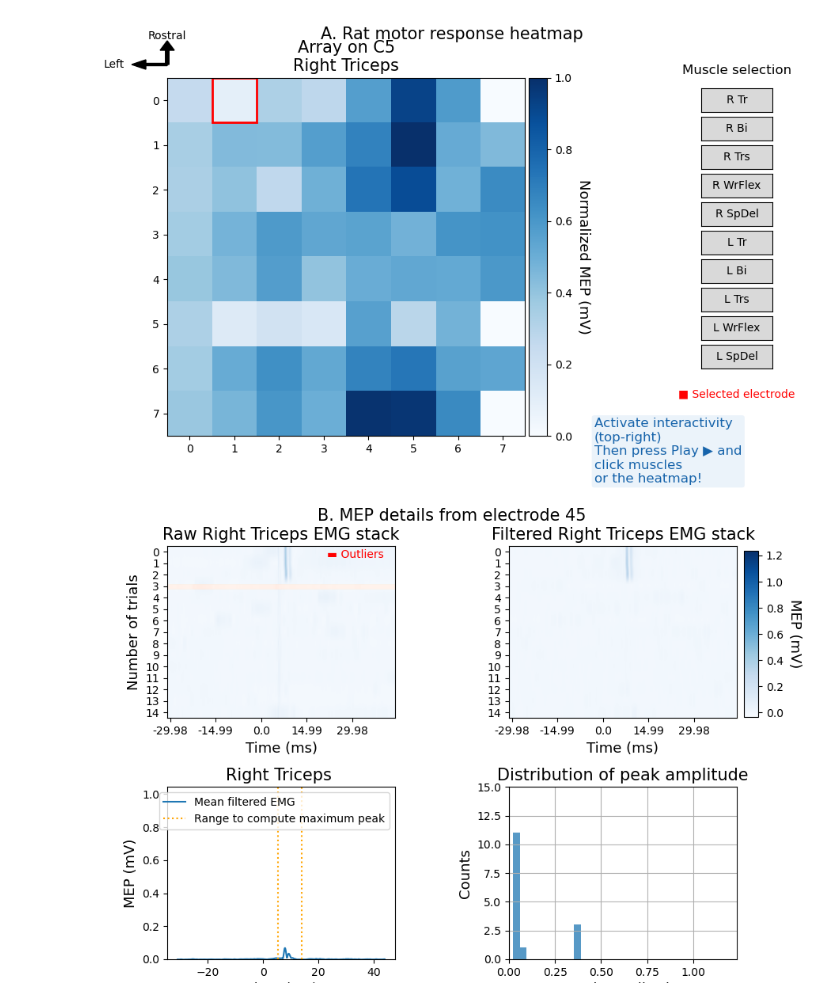
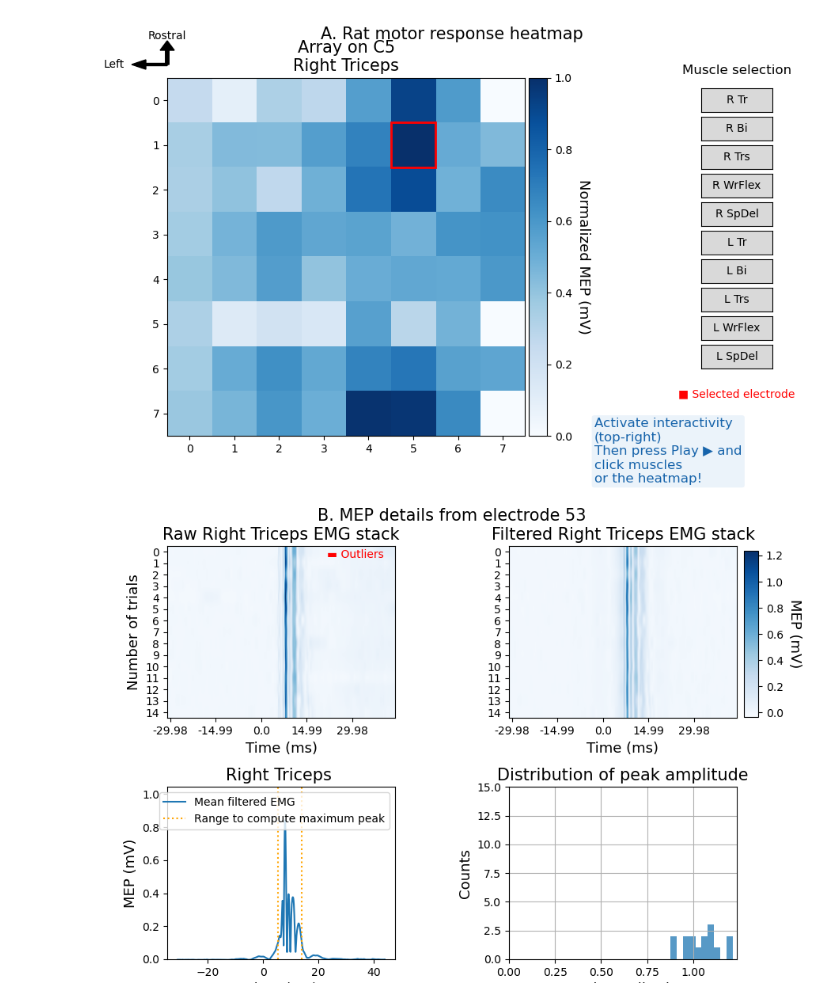
Before and after one commit to roboneurolibre/NeuroMOSAICS, a Jupyter notebook: content/figure_rat1.ipynb, the cells around one changed output. Saved outputs shown, nothing was run; the diff lists cells and outputs as text; code cells hidden in the pictures.

```diff
--- a/content/figure_rat1.ipynb
+++ b/content/figure_rat1.ipynb
@@ -208,8 +208,8 @@ cax = divider.append_axes("right", size="5%", pad=0.05)
 cbar = ax_heatmap.figure.colorbar(im, cax=cax)
 cbar.ax.set_ylabel("Normalized MEP (mV)", rotation=-90, va="bottom", fontsize=fontsize_axes)
 
-x = 1
-y = 0
+x = 5
+y = 1
 array10 = np.intersect1d(np.where(ch2xy[:,1] == x)[0], np.where(ch2xy[:,0] == y)[0])[0]
 rect = patches.Rectangle((x - 0.5, y - 0.5), 1, 1, linewidth=2, edgecolor='red', facecolor='none')
 ax_heatmap.add_patch(rect)
@@ -248,32 +248,32 @@ cmap = plt.get_cmap("Blues")
 deep_blue = cmap(0.8)  # Dark blue for text
 light_blue = cmap(0.1)  # Light blue for background
 plt.text(0.7, 0.02,
     "Activate interactivity\n(top-right)\nThen press Play ▶ and\nclick muscles\nor the heatmap!",
     fontsize=12, color=deep_blue, ha='left', fontfamily='DejaVu Sans',
          bbox=dict(boxstyle="round,pad=0.2", edgecolor='none', facecolor=light_blue, alpha=0.7),
          transform=plt.gcf().transFigure )
 
 for i, button in enumerate(buttons):
     button.on_clicked(lambda event, index=i: on_button_click(event, index, fig))
 
 # Create and show the detailed figure second
 detailed_fig_number = len(plt.get_fignums())  # Total existing figures + 1
 detailed_figure, detailed_axes = plt.subplots(2, 2, figsize=(9, 6), num=f'Detailed View {detailed_fig_number}')
 detailed_axes[1, 0].text(
     0.95, 0.91, "▬ Outliers", fontsize=10, color='red',
     ha='right', transform=detailed_axes[1,0].transAxes
     )
 plt.subplots_adjust(wspace=0.5)
 detailed_axes = detailed_axes.flatten()
 #detailed_figure.canvas.draw()
 
 fig.canvas.mpl_connect('button_press_event', lambda event: on_heatmap_click(event, d1, detailed_figure, detailed_axes, ax_heatmap))
 last_button_index = 0
 update_detailed_figure(array10, 0, detailed_figure, detailed_axes, d1)
 # Show the main figure first
 #plt.show(fig)
 
 #detailed_figure.canvas.draw()
 # %% [output]
-[figure, old version]
+[figure, new version]
-[figure, old version]
+[figure, new version]
```
Also changed, not shown: 4 other files.
